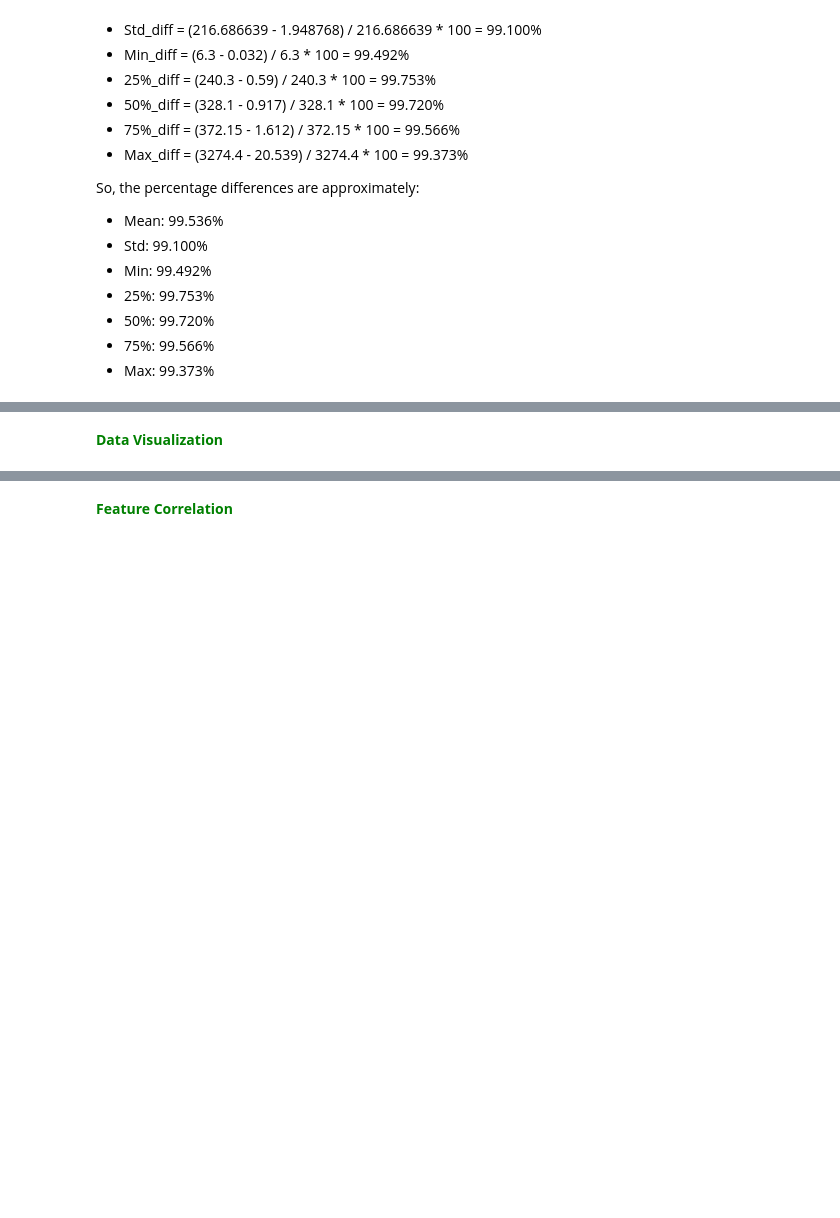
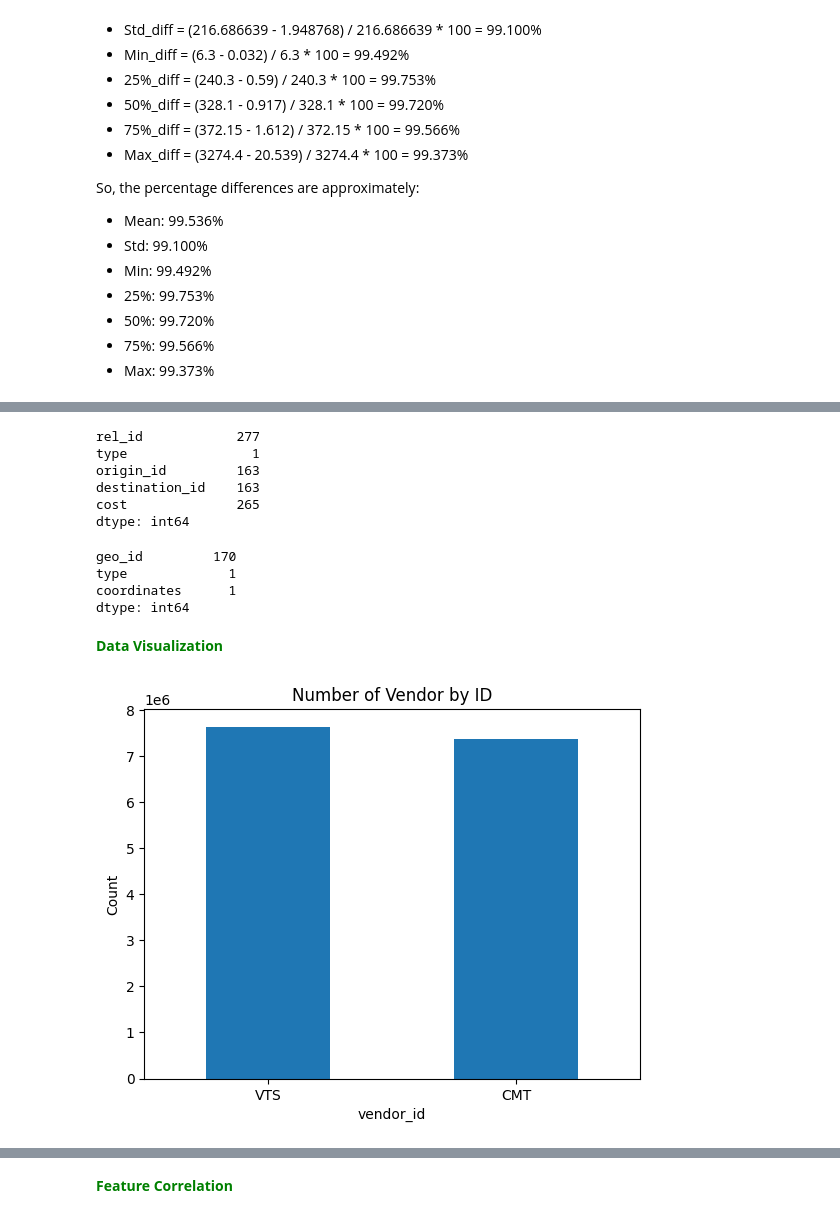
Before and after one commit to omar-kabeer/UrbanFlow-Prediction-DLT, a Jupyter notebook: notebooks/dataset_analysis.ipynb, the cells around one changed output, grey strips where cells are left out. Saved outputs shown, nothing was run; the diff lists cells and outputs as text; code cells hidden in the pictures; blank space fills up the shorter version.

Commit message:
data analysis update

```diff
--- a/notebooks/dataset_analysis.ipynb
+++ b/notebooks/dataset_analysis.ipynb
@@ -170,6 +123,2 @@ T_Drive_geo = pd.read_csv(f'../data/T-Drive/{geo_file}', delimiter=',')
 # %%
-pems04 = pd.read_csv('../data/PEMS04.csv')
-pems07 = pd.read_csv('../data/PEMS07.csv')
-pems08 = pd.read_csv('../data/PEMS08.csv')
-taxi_zones = pd.read_csv('../data/taxi_zone_geo.csv')
-taxi_trips = pd.read_csv('../data/taxi_trip_data.csv')
+nytaxi = pd.read_csv('../data/nyc_taxi_data_2014.csv')
@@ -373,19 +508,37 @@ taxi_trips['rate_code'].value_counts()
+# %%
+pems08_rel.nunique()
+# %% [output]
+rel_id            277
+type                1
+origin_id         163
+destination_id    163
+cost              265
+dtype: int64
+# %%
+pems08_geo.nunique()
+# %% [output]
+geo_id         170
+type             1
+coordinates      1
+dtype: int64
 # %% [markdown]
 <a id='data-visualization'></a>
 <font size="+0" color='green'><b> Data Visualization</b></font>
 # %%
 # count the number of occurrences for each type
-type_counts = taxi_trips['vendor_id'].value_counts()
+type_counts = nytaxi['vendor_id'].value_counts()
 
 # plot the bar chart
 ax = type_counts.plot.bar(rot=0)
 
 # set axis labels and title
 ax.set_xlabel('vendor_id')
 ax.set_ylabel('Count')
 ax.set_title('Number of Vendor by ID')
 
 # show the plot
 plt.show()
+# %% [output]
+[figure, added]
 # %%
 fig, ax = plt.subplots(figsize=(8, 6))
```
Also changed, not shown: parts of 82 cells of this notebook.
